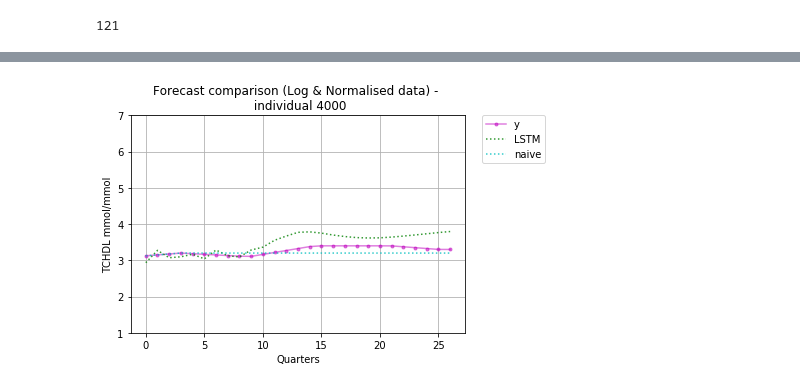
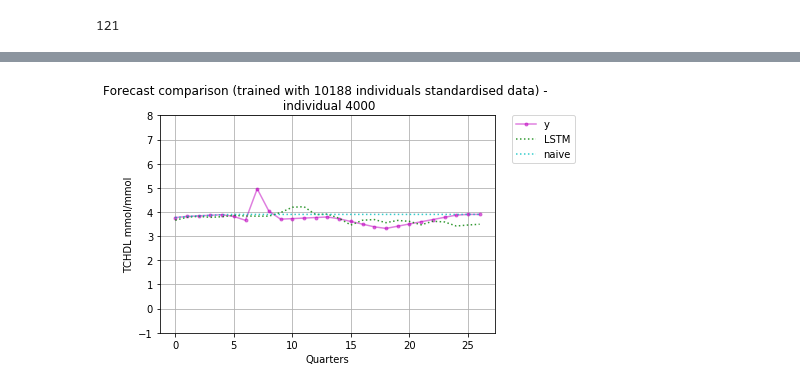
Before and after one commit to WilliamHsuNz/MLRIG, a Jupyter notebook: Experiments/LSTM_VIEW_Cholesterol_PHH_(after_simple_syn).ipynb, the cells around one changed output, grey strips where cells are left out. Cells and saved outputs as stored; diff of their text form; code cells hidden in the pictures.

Commit message:
M2M LSTM and MLP experiments and DTW agglomerative clustering experiments

```diff
--- a/Experiments/LSTM_VIEW_Cholesterol_PHH_(after_simple_syn).ipynb
+++ b/Experiments/LSTM_VIEW_Cholesterol_PHH_(after_simple_syn).ipynb
@@ -692,12 +819,13 @@ def generate_x_y(scaled, number_of_inds, folds):
                 len_list_y.append(len(y_list))
     return x_list, y_list, len_list_x, len_list_y, len_list, x, ground_truth
 
-number_of_inds = 5000
-
+print("VIEW_1hot_encoded_v.shape", VIEW_1hot_encoded_v.shape)
+number_of_inds = VIEW_1hot_encoded_v.shape[0]//28
+print("number of inds", number_of_inds)
 x_train_list, y_train_list, \
 len_list_x_train, len_list_y_train, \
-len_list_train, x_train, ground_truth_train = generate_x_y(scaled_train, number_of_inds, 2)
+len_list_train, x_train, ground_truth_train = generate_x_y(scaled_train, number_of_inds, 10)
 
 x_test_list, y_test_list, \
 len_list_x_test, len_list_y_test, \
-len_list_test, x_test, ground_truth_test = generate_x_y(scaled_test, number_of_inds, 2)
+len_list_test, x_test, ground_truth_test = generate_x_y(scaled_test, number_of_inds, 10)
@@ -752,7 +883,7 @@ def val_generator(x_list, y_list):
 # thread-safe multiprocess
 ###########################################
 start_idx = 0
-size = len(len_list_train)//2 #changed from 10
+size = len(len_list_train)//10 #changed from 2, 10
 
 rmse_lstm_list = []
 rmse_naive_list = []
@@ -763,7 +894,7 @@ complete_inv_naive = np.empty([0, 32])
 
 start_outside = time.time()
 
-for f in range(2):  #2
+for f in range(10):  #2
     print("Fold: ", f+1)
     ##################################
     # forecast using LSTM
@@ -790,10 +921,10 @@ for f in range(2):  #2
     #with tf.device('/device:GPU:0'):
     with tf.Session(config = tf.ConfigProto(log_device_placement = True)):
         model = Sequential()
-        model.add(CuDNNLSTM(256, return_sequences=True,
+        model.add(CuDNNLSTM(1024, return_sequences=True,
                         input_shape=(None, 32)))
-        model.add(CuDNNLSTM(256, return_sequences=True))
-        model.add(CuDNNLSTM(256))
+        model.add(CuDNNLSTM(1024, return_sequences=True))
+        model.add(CuDNNLSTM(1024))
         model.add(Dense(9))
         model.compile(loss='mae', optimizer='adam')
         weight = "weights" + str(f) + ".hdf5"
@@ -803,7 +934,7 @@ for f in range(2):  #2
         history = model.fit_generator(generator=train_generator(train_x,
                                                                 train_y),
                                         steps_per_epoch=(len(train_x)//10)*9,
-                                        epochs=50,
+                                        epochs=20,
                                         validation_data=val_generator(train_x,
                                                                     train_y),
                                         validation_steps=len(train_x)//10,
@@ -987,3 +1062,12 @@ print(complete_inv_yhat[0:20, 0])
  'STGeicKXNtxz' 'STGeicKXNtxz' 'STGeicKXNtxz' 'STGeicKXNtxz'
  'STGeicKXNtxz' 'STGeicKXNtxz' 'STGeicKXNtxz' 'STGeicKXNtxz'
  'STGeicKXNtxz' 'STGeicKXNtxz' 'STGeicKXNtxz' 'STGeicKXNtxz']
+# %%
+VIEW_1hot_encoded_v = np.array(VIEW_1hot_encoded_v, dtype = np.object)
+
+for i in range(len(VIEW_1hot_encoded_v)):
+    VIEW_1hot_encoded_v[i, 0] = num_to_ID[round(VIEW_1hot_encoded_v[i, 0])]
+
+print(VIEW_1hot_encoded_v[0:20, 0])
+
+######################################
@@ -1038,8 +1162,8 @@ Index(['Unnamed: 0', 'STUDENT_INDEX_MASTER', 'QUARTERS', 'AGE', 'SEX', 'NZDEP',
 # %%
 VIEW_v = VIEW_df.iloc[:, [1,3,4,14,15,16,8,9,10,11,12,13,34,35,36,37,38]].values
 
-complete_inv_y = complete_inv_y_df.values[:, 1:]
-complete_inv_yhat = complete_inv_yhat_df.values[:, 1:]
+#complete_inv_y = complete_inv_y_df.values[:, 1:]
+#complete_inv_yhat = complete_inv_yhat_df.values[:, 1:]
 print(VIEW_v.shape)
 print(complete_inv_y.shape)
 print(complete_inv_yhat.shape)
@@ -1276,26 +1402,25 @@ Ttest_indResult(statistic=9.882012013451115, pvalue=1.0717368596407642e-08)
 # %%
 #################################
 # plot examples from data
 #################################
 # sample individual
-idx = 4000
-
+idx = 190 #90 140 and 40
 ind_y = complete_inv_y[(idx*27):((idx+1)*27), -1]
 ind_yhat = complete_inv_yhat[(idx*27):((idx+1)*27), -1]
 ind_naive = naive_v[(idx*27):((idx+1)*27), -1]
 #ind_id = ind_yhat[0, 0]
 quarters = complete_inv_y[(idx*27):((idx+1)*27), 1]
 fig, ax = pyplot.subplots()
 ax.plot(quarters, ind_y, '.-', color='m', alpha=0.5, label="y")
 ax.plot(quarters, ind_yhat, ':', color='g', alpha=0.8, label="LSTM")
 ax.plot(quarters, ind_naive, ':', color='c', alpha=0.8, label="naive")
 ax.set(xlabel='Quarters',
        ylabel='TCHDL mmol/mmol',
-       Title='Forecast comparison (Log & Normalised data) - \n individual 4000')
-ax.set_ylim([1, 7])
+       Title='Forecast comparison (trained with 10188 individuals standardised data) - \n individual 4000')
+ax.set_ylim([-1, 8])
 ax.grid()
 lgd = ax.legend(bbox_to_anchor=(1.05, 1), loc=2, borderaxespad=0.)
-fig.savefig('/home/whsu014/plots/LSTM_log_normalised_train2500_ind4000.pdf', bbox_extra_artists=(lgd,), bbox_inches='tight')
+#fig.savefig('/home/whsu014/plots/LSTM_standardised_train10188_ind4000.pdf', bbox_extra_artists=(lgd,), bbox_inches='tight')
 pyplot.show()
 # %% [output]
-[figure, old version]
+[figure, new version]
```
Also changed, not shown: parts of 35 cells of this notebook, 3 other files.
